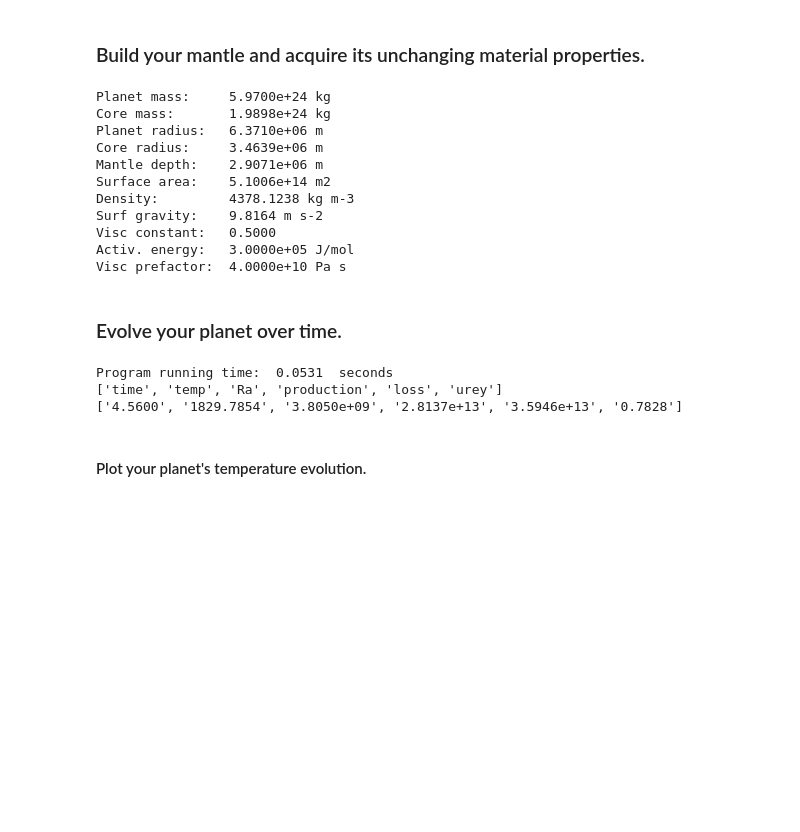
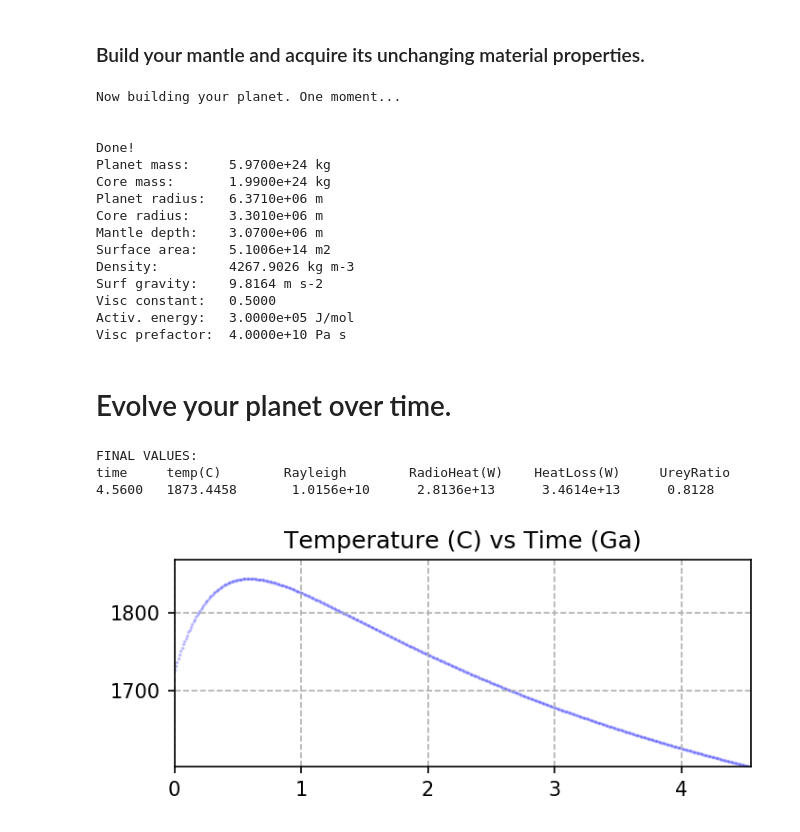
Before and after one commit to camerianm/ExoEvo, a Jupyter notebook: ExoEvo.ipynb, the cells around one changed output. Cells and saved outputs as stored; diff of their text form; code cells hidden in the pictures; blank space fills up the shorter version.

Commit message:
Restructured mineral options and thermodynamic parameters around ExoPlex outputs

```diff
--- a/ExoEvo.ipynb
+++ b/ExoEvo.ipynb
@@ -164,63 +204,69 @@ tmax=4.55           #ending time, in Ga                                Earth=4.5
 # %% [markdown]
 ### Build your mantle and acquire its unchanging material properties.
 # %%
-Mp,Mc,Rp,Rc=get.SIunits(Mpl,CMF,Rpl,CRF)
-d,Vm,Sa,pm,g=get.build(Mp=Mp,Mc=Mc,Rp=Rp,Rc=Rc)
-c1,Ev,visc0=get.TdepVisc(minerals=minerals, fractions=fractions)
+Mp,Mc,Rp,Rc,d,Vm,Sa,pm,g,Pcmb,Tcmb=get.build(Mpl=Mpl,Rpl=Rpl,Tp0=Tp0)
+c1,Ev,visc0=get.TdepVisc(composition)
 
-params={"Mp":Mp,"Mc":Mc,"Rp":Rp,"Rc":Rc,"d":d,"Vm":Vm,"Sa":Sa,"pm":pm,"g":g,"c1":c1,"Ev":Ev,"visc0":visc0}
+params={"Mp":Mp,"Mc":Mc,"CMF":Mc/Mp,\
+        "Rp":Rp,"Rc":Rc,"CRF":Rc/Rp,\
+        "d":d,"Vm":Vm,"Sa":Sa,\
+        "pm":pm,"g":g,"Pcmb":Pcmb,\
+        "c1":c1,"Ev":Ev,"visc0":visc0}
 
 prnt.unchanging(params)
 # %% [output]
+Now building your planet. One moment...
+
+
+Done!
 Planet mass:     5.9700e+24 kg
-Core mass:       1.9898e+24 kg
+Core mass:       1.9900e+24 kg
 Planet radius:   6.3710e+06 m
-Core radius:     3.4639e+06 m
-Mantle depth:    2.9071e+06 m
+Core radius:     3.3010e+06 m
+Mantle depth:    3.0700e+06 m
 Surface area:    5.1006e+14 m2
-Density:         4378.1238 kg m-3
+Density:         4267.9026 kg m-3
 Surf gravity:    9.8164 m s-2
 Visc constant:   0.5000
 Activ. energy:   3.0000e+05 J/mol
 Visc prefactor:  4.0000e+10 Pa s
 # %% [markdown]
-### Evolve your planet over time.
+# Evolve your planet over time.
 # %%
+Tp=Tp0
+Ts=300.0
+dt=0.01
 Hts=[]             #A list of lists; column names are in get.keys['columns']
 t=0.0              #Keep Hts=[], Tp=Tp0, and t=0.0 here, so we can reset values and run again.
-Tp=Tp0
-dt=0.01
 
-start=time.time()
+print("FINAL VALUES:")
+print('time\t temp(C) \tRayleigh \tRadioHeat(W)\tHeatLoss(W) \tUreyRatio')
+
 while t <= tmax:
-    alpha,cp,k=get.thermals(minerals,fractions,Tp)
 
-    if method=='static':
-        alpha,cp,k=get.thermals(minerals,fractions,1625)
-        #alpha,cp,k,pm=3.7e-5,1250.,5.0,3340. #Uncomment for common benchmark values
+    if method=='dynamic': alpha,cp,k=get.thermals(composition,Tp)
+    if method=='static': alpha,cp,k=get.thermals(composition,1625)
+    if method=='benchmark': alpha,cp,k,pm=3.7e-5,1250.,5.0,3340. #common benchmark values
 
     viscT=get.viscosity(Ev,visc0,Tp)
     Ra=get.rayleigh(d,g,pm,Tp,Ts,viscT,alpha,cp,k)
 
     production=evolve.produce_heat(Mp,Mc,Qp,t)
     loss=evolve.flux_heat(Sa,c1,k,Tp,d,Ra,Ev)
     dTp=(dt*get.seconds*(production-loss))/(cp*pm*Vm) #Potentially change to (cp*Mp)?
     Hts.append([t,Tp-273.15,Ra,production,loss,production/loss])
 
     Tp=Tp+dTp
     t=t+dt
 
-
-end=time.time()
 Evolution=np.asarray(Hts)
 
-print("Program running time: ", Pf(end-start), " seconds")
+print(Pf(t), '\t', Pf(Tp), '\t', Pe(Ra), '\t',  Pe(production), '\t', Pe(loss),  '\t', Pf(production/loss))
+print()
 
-print(get.keys['columns'])
-print([Pf(t), Pf(Tp), Pe(Ra), Pe(production), Pe(loss), Pf(production/loss)])
+Temps=evolve.plot_heat(Evolution[:,(0,1)],"Temperature (C) vs Time (Ga)")
 # %% [output]
-Program running time:  0.0531  seconds
-['time', 'temp', 'Ra', 'production', 'loss', 'urey']
-['4.5600', '1829.7854', '3.8050e+09', '2.8137e+13', '3.5946e+13', '0.7828']
+FINAL VALUES:
+time     temp(C)        Rayleigh        RadioHeat(W)    HeatLoss(W)     UreyRatio
+4.5600   1873.4458       1.0156e+10      2.8136e+13      3.4614e+13      0.8128
+[figure, added]
-# %% [markdown]
-#### Plot your planet's temperature evolution.
```
Also changed, not shown: parts of 10 cells of this notebook, 4 other files.
